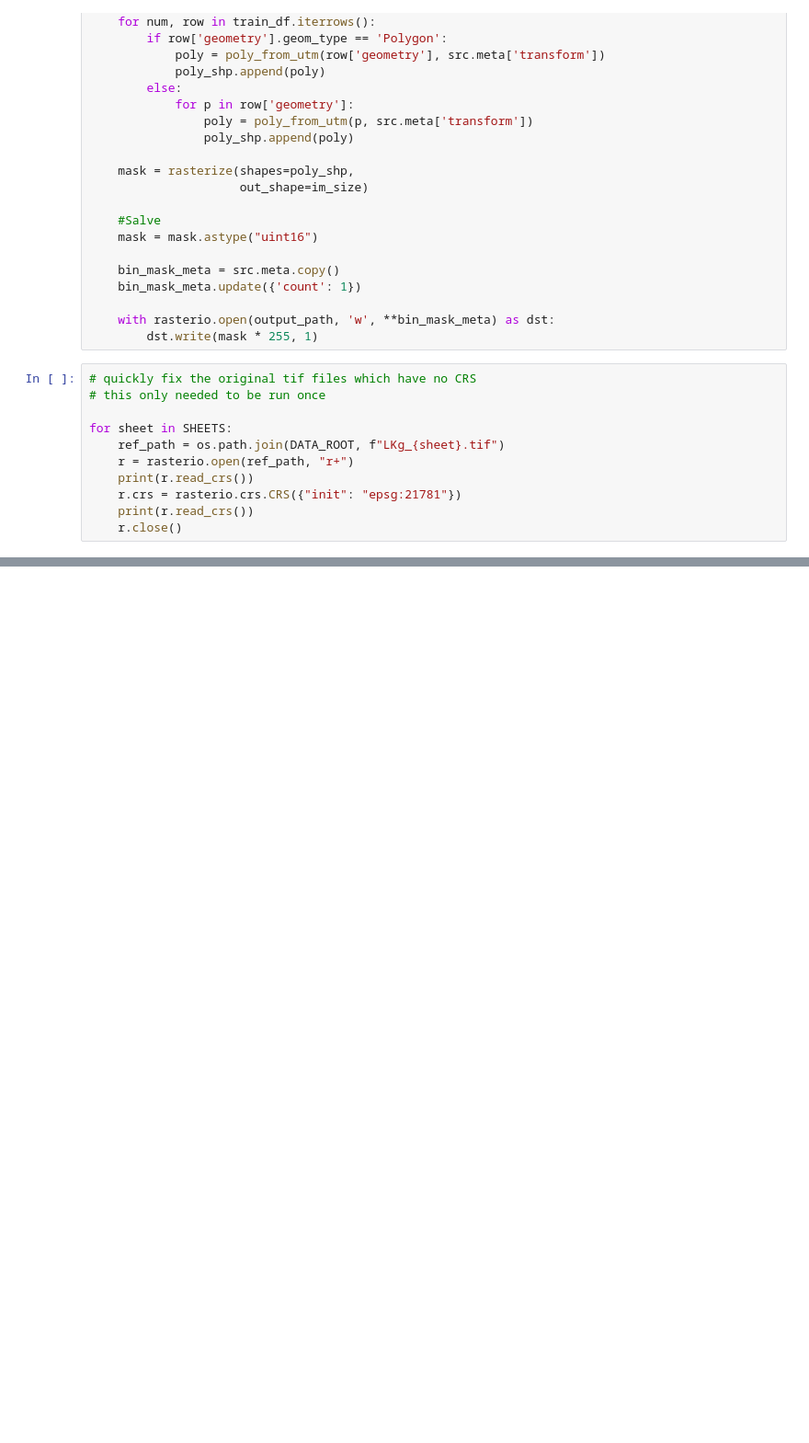
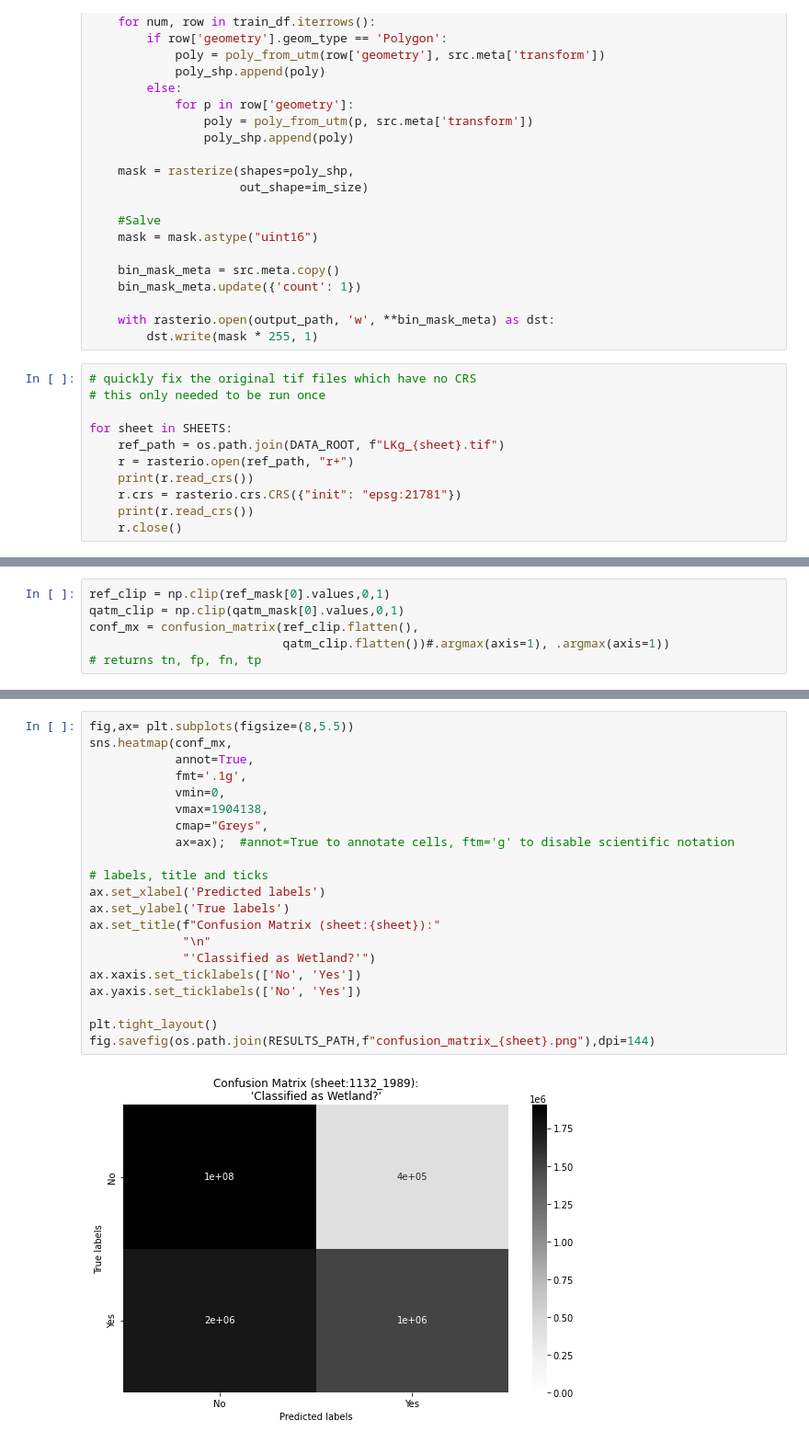
Before and after one commit to justinfmccarty/22spring_templatematching_carto, a Jupyter notebook: QATM/notebooks/01_evaluate_areas.ipynb, the cells around one changed output, grey strips where cells are left out. Shown at 92% size. Saved outputs shown, nothing was run; the diff lists cells and outputs as text; blank space fills up the shorter version.

```diff
--- a/QATM/notebooks/01_evaluate_areas.ipynb
+++ b/QATM/notebooks/01_evaluate_areas.ipynb
@@ -158,0 +248,6 @@ Yes
+# %%
+ref_clip = np.clip(ref_mask[0].values,0,1)
+qatm_clip = np.clip(qatm_mask[0].values,0,1)
+conf_mx = confusion_matrix(ref_clip.flatten(),
+                           qatm_clip.flatten())#.argmax(axis=1), .argmax(axis=1))
+# returns tn, fp, fn, tp
@@ -158,0 +265,23 @@ Yes
+# %%
+fig,ax= plt.subplots(figsize=(8,5.5))
+sns.heatmap(conf_mx,
+            annot=True,
+            fmt='.1g',
+            vmin=0,
+            vmax=1904138,
+            cmap="Greys",
+            ax=ax);  #annot=True to annotate cells, ftm='g' to disable scientific notation
+
+# labels, title and ticks
+ax.set_xlabel('Predicted labels')
+ax.set_ylabel('True labels')
+ax.set_title(f"Confusion Matrix (sheet:{sheet}):"
+             "\n"
+             "'Classified as Wetland?'")
+ax.xaxis.set_ticklabels(['No', 'Yes'])
+ax.yaxis.set_ticklabels(['No', 'Yes'])
+
+plt.tight_layout()
+fig.savefig(os.path.join(RESULTS_PATH,f"confusion_matrix_{sheet}.png"),dpi=144)
+# %% [output]
+[figure, added]
```
Also changed, not shown: parts of 21 cells of this notebook, 9 other files.
